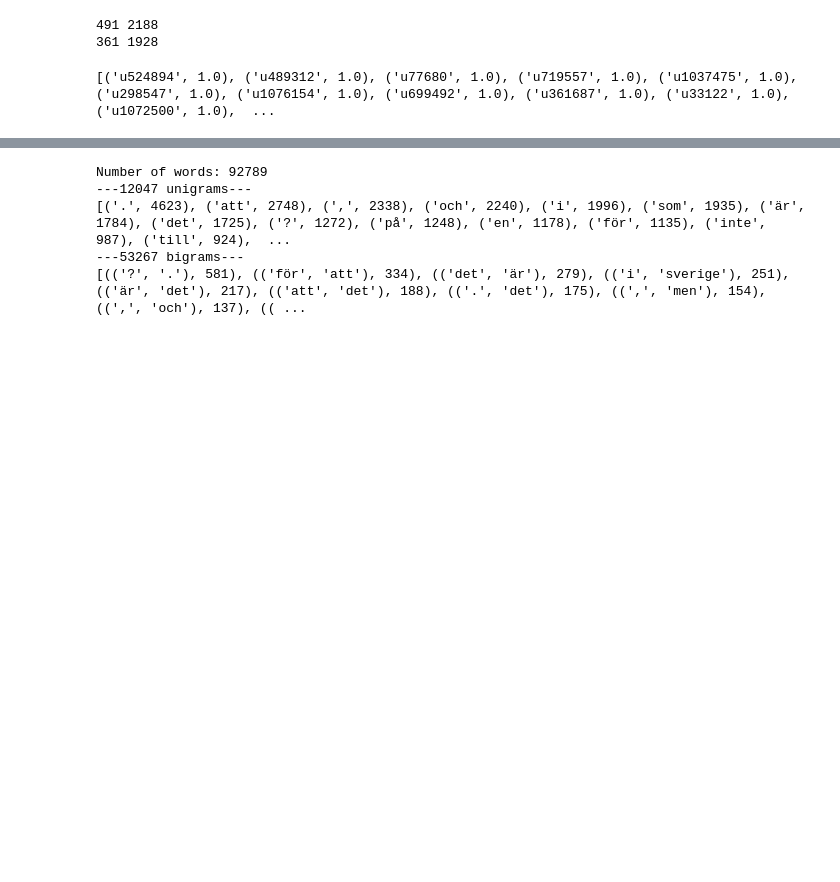
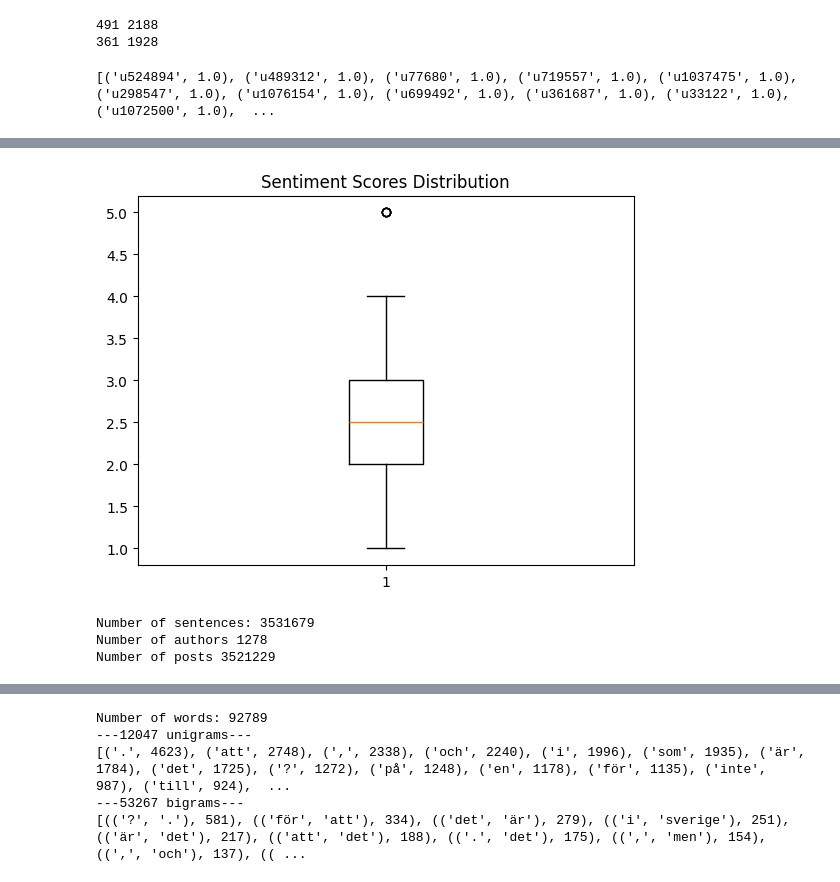
Before and after one commit to DominikKuenkele/MLT_Language-Technology-Resources_project, a Jupyter notebook: code/process.ipynb, the cells around one changed output, grey strips where cells are left out. Drawn from its saved outputs; the diff is of its cells as text; code cells hidden in the pictures; blank space fills up the shorter version.

```diff
--- a/code/process.ipynb
+++ b/code/process.ipynb
@@ -55,0 +72,7 @@ print([(author, author_data.sentiment) for author, author_data in sorted_sentime
+# %%
+# Box plot to check for outliers
+plt.boxplot(sentiments.values())
+plt.title('Sentiment Scores Distribution')
+plt.show()
+# %% [output]
+[figure, added]
@@ -55,0 +112,8 @@ print([(author, author_data.sentiment) for author, author_data in sorted_sentime
+# %%
+print("Number of sentences:", len(all_sentences))
+print("Number of authors", len(set(sentence.post.author_id for sentence in all_sentences)))
+print("Number of posts", len(set(sentence.post.post_id for sentence in all_sentences)))
+# %% [output]
+Number of sentences: 3531679
+Number of authors 1278
+Number of posts 3521229
```
Also changed, not shown: parts of 27 cells of this notebook, 13 other files.
